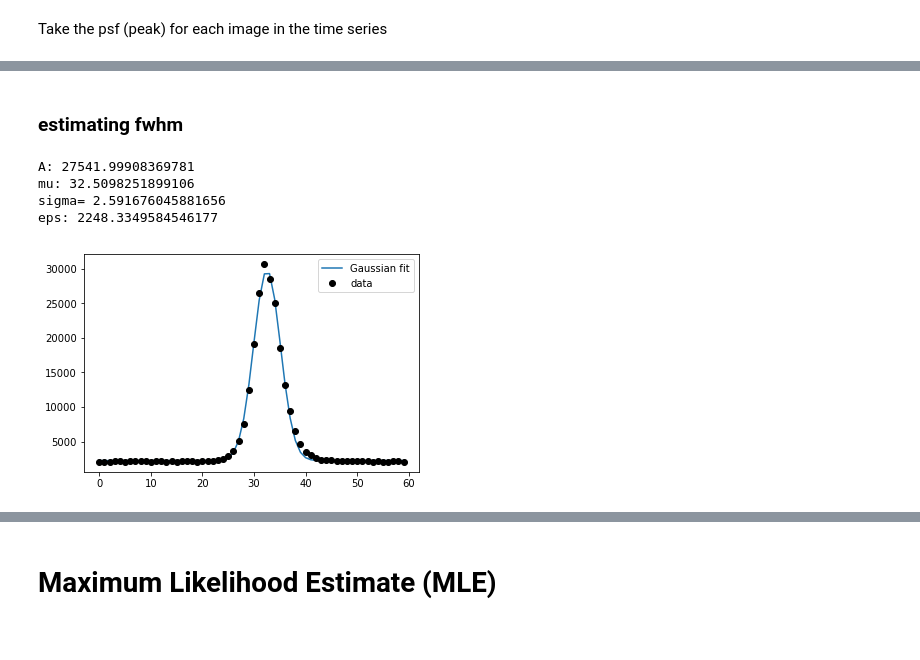
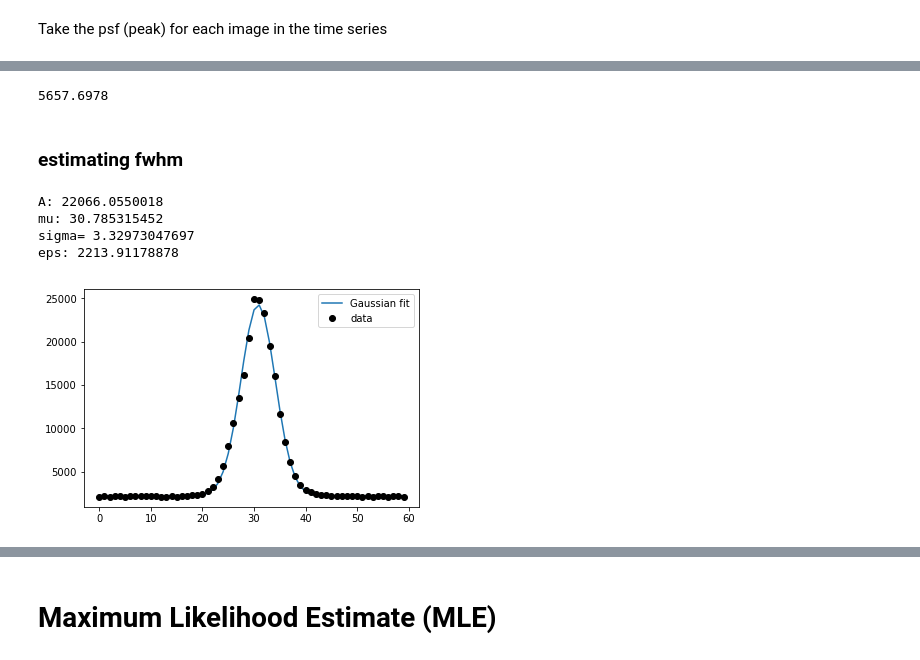
Before and after one commit to jpdeleon/moscatel, a Jupyter notebook: notebook/HAT-P-44.ipynb, the cells around one changed output, grey strips where cells are left out. Saved outputs shown, nothing was run; the diff lists cells and outputs as text; code cells hidden in the pictures.

```diff
--- a/notebook/HAT-P-44.ipynb
+++ b/notebook/HAT-P-44.ipynb
@@ -41,7 +39,7 @@ filters=[]
 for i in tqdm(file_list):
     z = pf.open(i)
     hdr = z[0].header
-    if hdr['OBJECT']  == 'HAT-P-44':
-        filters.append(hdr['FILTER'])
+    #if hdr['OBJECT']  == 'HAT-P-44':
+    filters.append(hdr['FILTER'])
 
 set(filters)
@@ -198,0 +197,4 @@ plt.legend()
+# %%
+np.asarray(med_y).std()
+# %% [output]
+5657.6978
@@ -201,28 +214,28 @@ plt.legend()
 # %%
 #using scipy
 from scipy.optimize import curve_fit
 
 def gauss(x, *params):
     A, mu, sigma, eps= params
     return A*np.exp(-(x-mu)**2/(2.*sigma**2)) + eps
 
 #estimate mean and standard deviation
-ydata = np.copy(med_x[20:80])
+ydata = (np.copy(med_x[20:80])+np.copy(med_y[20:80]))/2
 xdata = np.array(range(len(ydata)))
 mean = np.mean(ydata)
 sigma = np.std(ydata)
 #fitting
-eps =0.1
+eps =0
 popt, pcov = curve_fit(gauss, xdata, ydata, p0 = [3e4, mean, sigma, eps])
 
 plt.plot(xdata,gauss(xdata, *popt), label='Gaussian fit')
 plt.plot(xdata,ydata,'ok', label='data')
 plt.legend()
 
 print('A: {}\nmu: {}\nsigma= {}\neps: {}'.format(popt[0],popt[1], popt[2], popt[3]))
 # %% [output]
-A: 27541.99908369781
-mu: 32.5098251899106
-sigma= 2.591676045881656
-eps: 2248.3349584546177
+A: 22066.0550018
+mu: 30.785315452
+sigma= 3.32973047697
+eps: 2213.91178878
-[figure, old version]
+[figure, new version]
```
Also changed, not shown: parts of 43 cells of this notebook, 8 other files.
